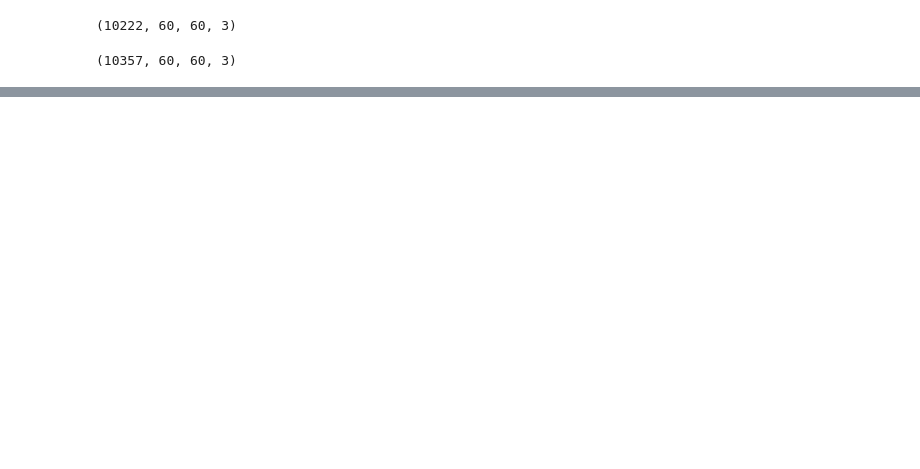
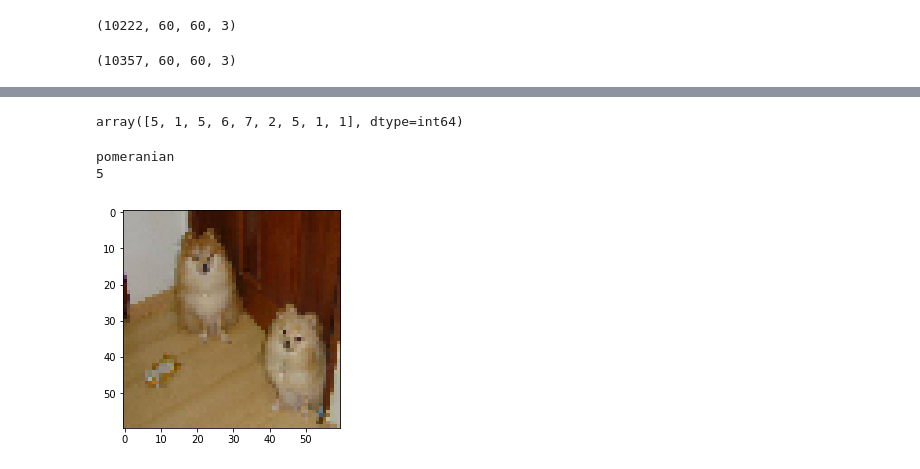
Before and after one commit to slane078/ucb_final, a Jupyter notebook: Dog-Breed-Main.ipynb, the cells around one changed output, grey strips where cells are left out. Saved outputs shown, nothing was run; the diff lists cells and outputs as text; code cells hidden in the pictures; blank space fills up the shorter version.

```diff
--- a/Dog-Breed-Main.ipynb
+++ b/Dog-Breed-Main.ipynb
@@ -188,3 +269,20 @@ df_validation_toPred_cls[0:9]
+# %%
+#from the one-hot database we can find the breed.
+df_validation_toPred_cls = np.argmax(y_validation, axis=1)
+df_validation_toPred_cls[0:9]
+# %% [output]
+array([5, 1, 5, 6, 7, 2, 5, 1, 1], dtype=int64)
+# %%
+i=2
+print(labels_name[df_validation_toPred_cls[i]])
+print(df_validation_toPred_cls[i])
+lum_img = X_validation[i,:,:,:]
+plt.imshow(lum_img)
+plt.show()
+# %% [output]
+pomeranian
+5
+[figure, added]
 # %%
 # 7
 # Our images are 100 pixels in each dimension.
```
Also changed, not shown: parts of 26 cells of this notebook.
